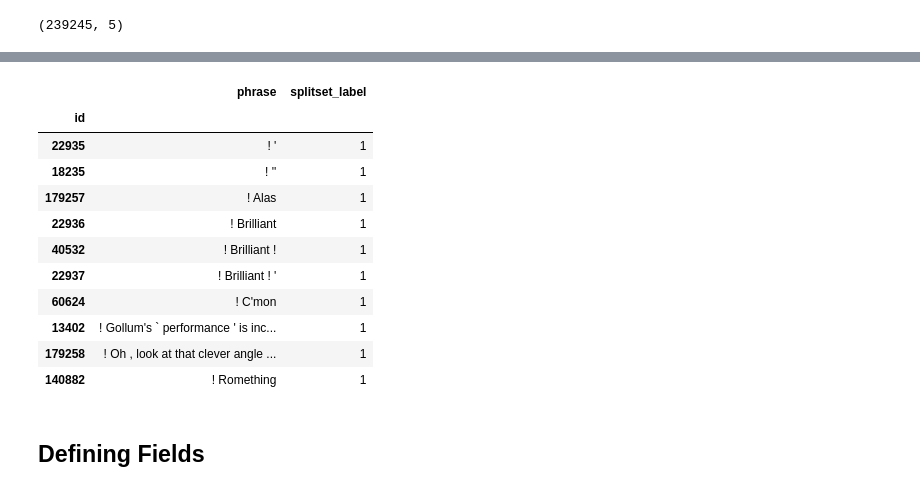
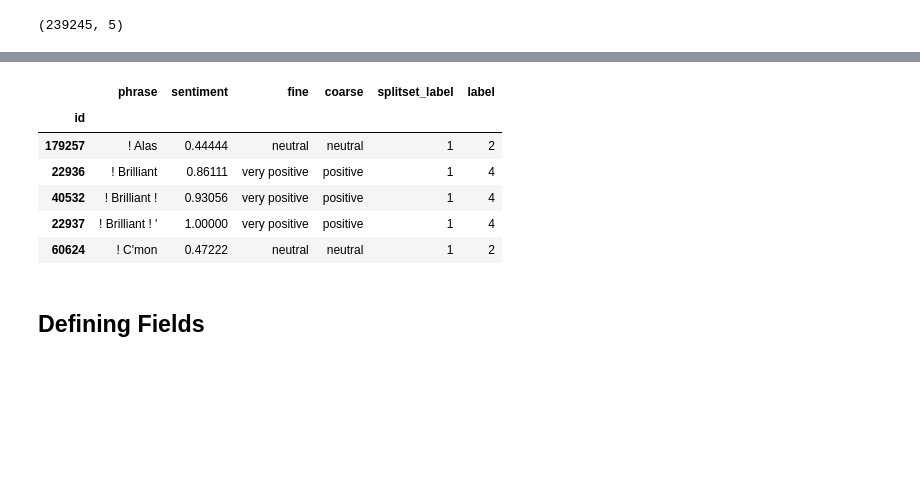
Before and after one commit to addyj/END_Merger, a Jupyter notebook: 7.SentimentAnalysisUsingLSTM/Sentiment_Analysis_using_LSTM_RNN.ipynb, the cells around one changed output, grey strips where cells are left out. Cells and saved outputs as stored; diff of their text form; code cells hidden in the pictures; blank space fills up the shorter version.

```diff
--- a/7.SentimentAnalysisUsingLSTM/Sentiment_Analysis_using_LSTM_RNN.ipynb
+++ b/7.SentimentAnalysisUsingLSTM/Sentiment_Analysis_using_LSTM_RNN.ipynb
@@ -83,4 +83,4 @@ df.shape
 # %% [output]
 (239245, 5)
 # %%
-df = df.drop(columns=['sentiment', 'fine', 'coarse'])
+#df = df.drop(columns=['sentiment', 'fine', 'coarse'])
@@ -86,0 +144,2 @@ df = df.drop(columns=['sentiment', 'fine', 'coarse'])
+# %%
+df = df[df['phrase'].map(len) > 4]
@@ -87 +167,3 @@ df = df.drop(columns=['sentiment', 'fine', 'coarse'])
+# %%
+df = df[~df.phrase.str.contains("#")]
 # %%
@@ -98,18 +215,27 @@ Name: splitset_label, dtype: int64
+# %%
+def fine_to_label(fine):
+  if fine == 'very negative':
+    return 0
+  elif fine == 'negative':
+    return 1
+  elif fine == 'neutral':
+    return 2
+  elif fine == 'positive':
+    return 3
+  elif fine == 'very positive':
+    return 4
+
+df['label'] = df.apply(lambda row: fine_to_label(row['fine']), axis=1)
 # %%
-df.head(10)
+df.head(5)
 # %% [output]
-|  | phrase | splitset_label |
-| id |  |  |
-| 22935 | ! ' | 1 |
-| 18235 | ! '' | 1 |
-| 179257 | ! Alas | 1 |
-| 22936 | ! Brilliant | 1 |
-| 40532 | ! Brilliant ! | 1 |
-| 22937 | ! Brilliant ! ' | 1 |
-| 60624 | ! C'mon | 1 |
-| 13402 | ! Gollum's ` performance ' is inc... | 1 |
-| 179258 | ! Oh , look at that clever angle ... | 1 |
-| 140882 | ! Romething | 1 |
+|  | phrase | sentiment | fine | coarse | splitset_label | label |
+| id |  |  |  |  |  |  |
+| 179257 | ! Alas | 0.44444 | neutral | neutral | 1 | 2 |
+| 22936 | ! Brilliant | 0.86111 | very positive | positive | 1 | 4 |
+| 40532 | ! Brilliant ! | 0.93056 | very positive | positive | 1 | 4 |
+| 22937 | ! Brilliant ! ' | 1.00000 | very positive | positive | 1 | 4 |
+| 60624 | ! C'mon | 0.47222 | neutral | neutral | 1 | 2 |
 # %% [markdown]
 ## Defining Fields
 # %% [markdown]
```
Also changed, not shown: parts of 35 cells of this notebook.
